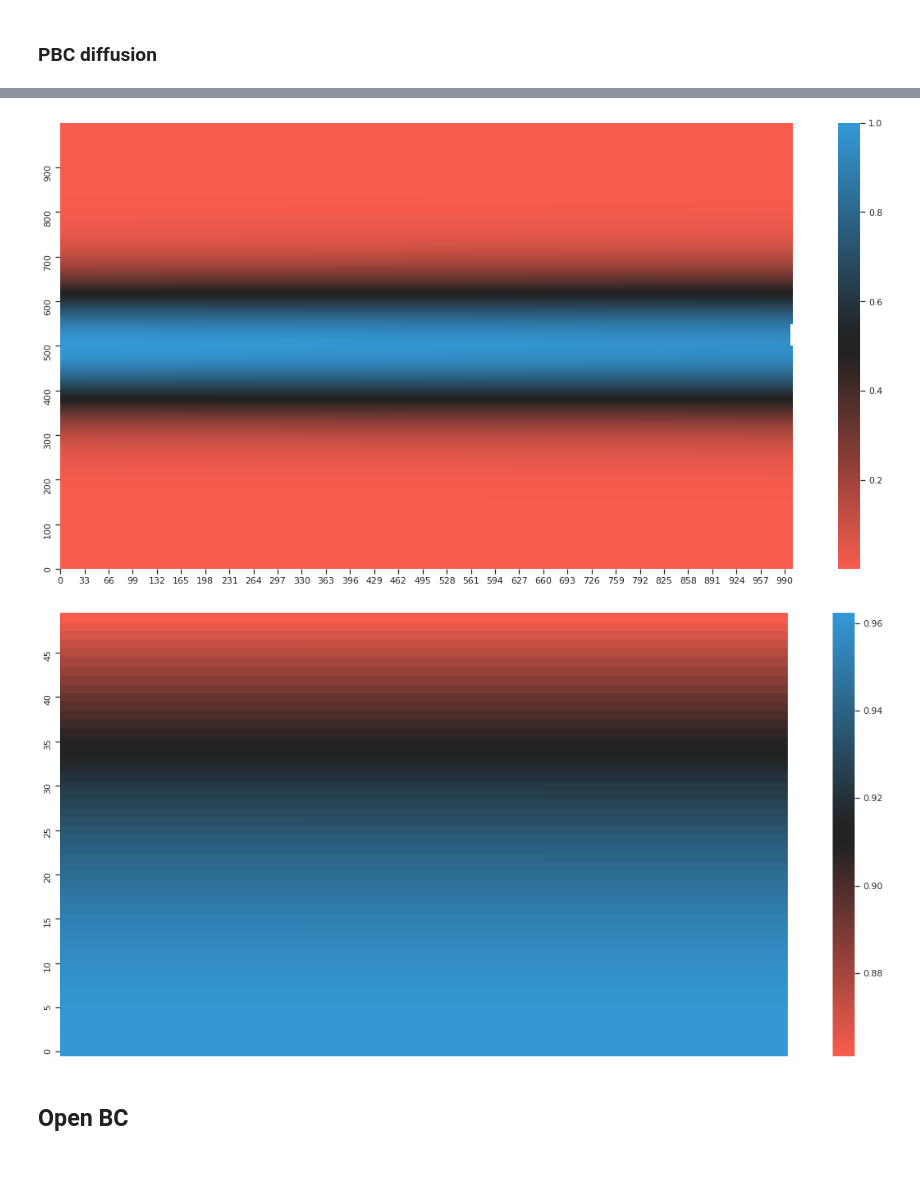
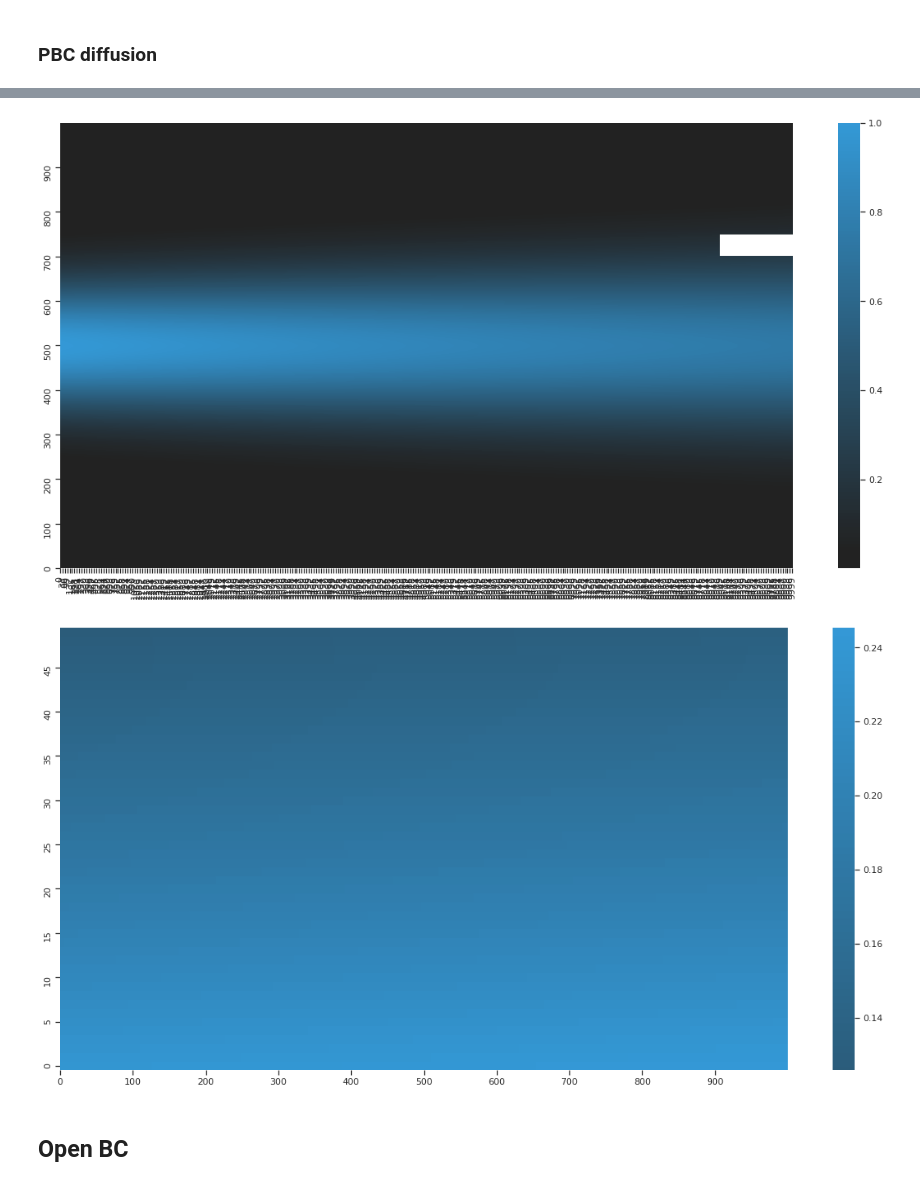
Before and after one commit to alecandido/fluiddynamics, a Jupyter notebook: experiments/grid_methods.ipynb, the cells around one changed output, grey strips where cells are left out. Saved outputs shown, nothing was run; the diff lists cells and outputs as text; code cells hidden in the pictures.

```diff
--- a/experiments/grid_methods.ipynb
+++ b/experiments/grid_methods.ipynb
@@ -113,7 +116,7 @@ def pbc(theory, setup, evolution_step=lambda x, *args: x):
 
     rho_t0 = setup['ic']
 
-    rho_tm = deepcopy(rho_t0)
+    rho_tm = rho_t0.copy()
     rho = rho_tm
 
     for i in range(n_t):
@@ -121,9 +124,11 @@ def pbc(theory, setup, evolution_step=lambda x, *args: x):
         rho_tm1 = evolution_step(rho_tm, alpha)
 
         # update current
-        rho_tm = deepcopy(rho_tm1)
+        rho_tm = rho_tm1
 
-        rho = np.vstack([rho, rho_tm1])
+        # take a snapshot
+        if n_t % 100 == 0:
+            rho = np.vstack([rho, rho_tm1.copy()])
 
     return rho.T
 # %% [markdown]
@@ -175,0 +228,5 @@ def ocbc(theory, setup, bc=(1, 1), evolution_step=lambda x, *args: x):
+# %%
+rho = np.arange(6).reshape(2, 3)
+rho_tm1 = np.arange(3)
+
+np.vstack((rho, rho_tm1.copy().reshape((1, rho_tm1.size))))
@@ -189,6 +250,7 @@ def windowed_evolution(rho, window):
     ax_ev = sns.heatmap(rho,
                         xticklabels=(n_t // 10),
                         yticklabels=(n_x // 10),
+                        center=0.,
                         cmap=colormap,
                         mask=(rho_plot==0),
                      )
@@ -202,6 +264,7 @@ def windowed_evolution(rho, window):
     ax_wind = sns.heatmap(rho_window,
                      xticklabels=((window[1][1] - window[1][0]) // 10),
                      yticklabels=((window[0][1] - window[0][0]) // 10),
+                     center=0.,
                      cmap=colormap)
     ax_wind.invert_yaxis()
 # %% [markdown]
@@ -255,7 +339,7 @@ windowed_evolution(rho_pbc_lax, window)
 # %%
 theory_pbc_diff = dict(alpha=0.2)
 
-n_t = 1000
+n_t = 10000
 n_x = 1000
 setup_pbc_diff = dict(
     n_t=n_t,
@@ -268,10 +359,11 @@ rho_pbc_diff = pbc(theory_pbc_diff, setup_pbc_diff, evolution_step=diffusion)
 # %%
 n_x, n_t = rho_pbc_diff.shape
-window = (n_x // 2, n_x // 2 + 50), (n_t - 3, n_t)
+# window = (n_x // 2, n_x // 2 + 50), (n_t - 3, n_t)
+window = (n_x // 2 + 200, n_x // 2 + 250), (n_t - 1000, n_t)
 
 windowed_evolution(rho_pbc_diff, window)
 # %% [output]
-[figure, old version]
+[figure, new version]
-[figure, old version]
+[figure, new version]
 # %% [markdown]
 ## Open BC
```
Also changed, not shown: parts of 21 cells of this notebook, 1 other file.
